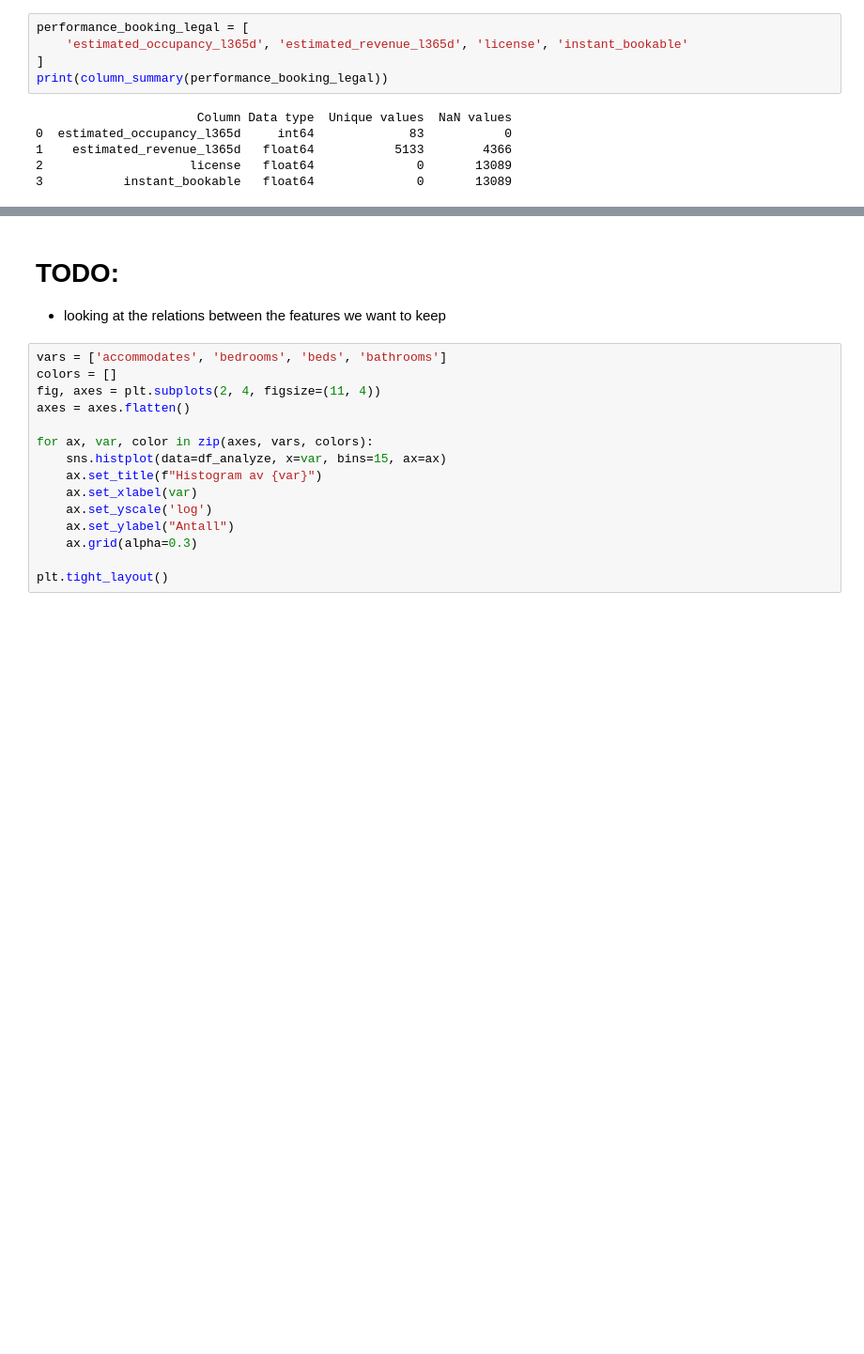
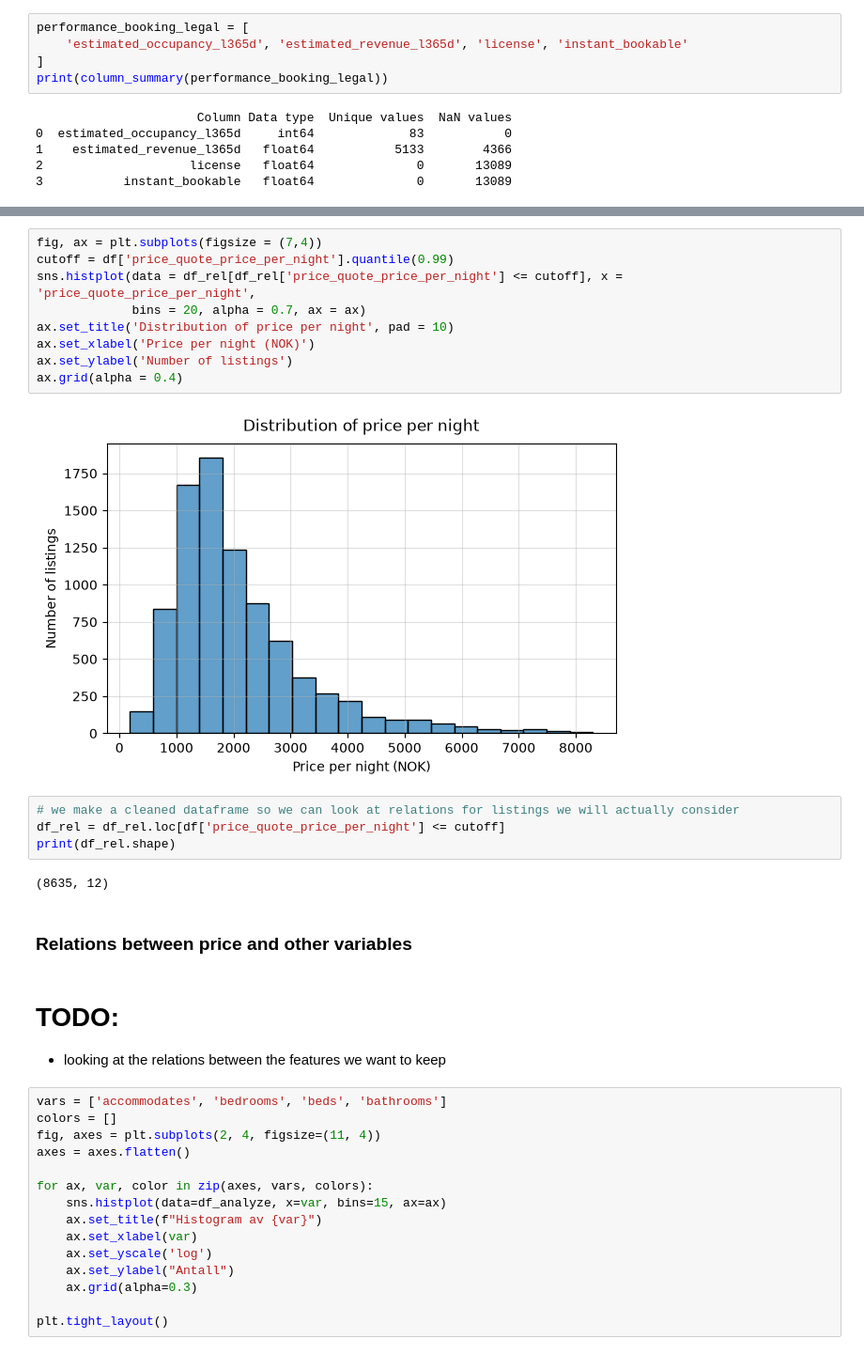
Before and after one commit to malenalisken/Airbnb_project, a Jupyter notebook: notebooks/listings.ipynb, the cells around one changed output, grey strips where cells are left out. Shown at 94% size. Cells and saved outputs as stored; diff of their text form; blank space fills up the shorter version.

```diff
--- a/notebooks/listings.ipynb
+++ b/notebooks/listings.ipynb
@@ -682,3 +714,22 @@ print(column_summary(performance_booking_legal))
+# %%
+fig, ax = plt.subplots(figsize = (7,4))
+cutoff = df['price_quote_price_per_night'].quantile(0.99)
+sns.histplot(data = df_rel[df_rel['price_quote_price_per_night'] <= cutoff], x = 'price_quote_price_per_night',
+             bins = 20, alpha = 0.7, ax = ax)
+ax.set_title('Distribution of price per night', pad = 10)
+ax.set_xlabel('Price per night (NOK)')
+ax.set_ylabel('Number of listings')
+ax.grid(alpha = 0.4)
+# %% [output]
+[figure, added]
+# %%
+# we make a cleaned dataframe so we can look at relations for listings we will actually consider
+df_rel = df_rel.loc[df['price_quote_price_per_night'] <= cutoff]
+print(df_rel.shape)
+# %% [output]
+(8635, 12)
+# %% [markdown]
+### Relations between price and other variables
 # %% [markdown]
 # TODO:
 - looking at the relations between the features we want to keep
```
Also changed, not shown: parts of 6 cells of this notebook, 1 other file.
